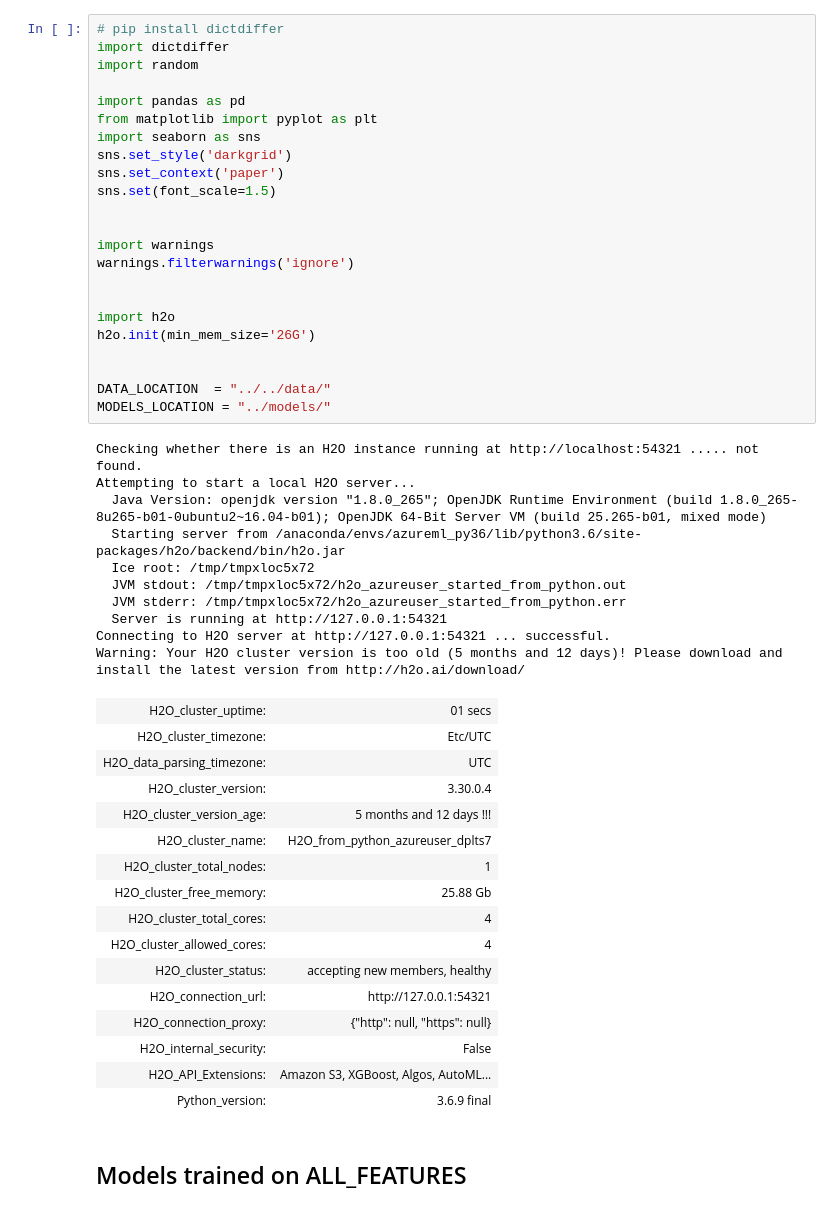
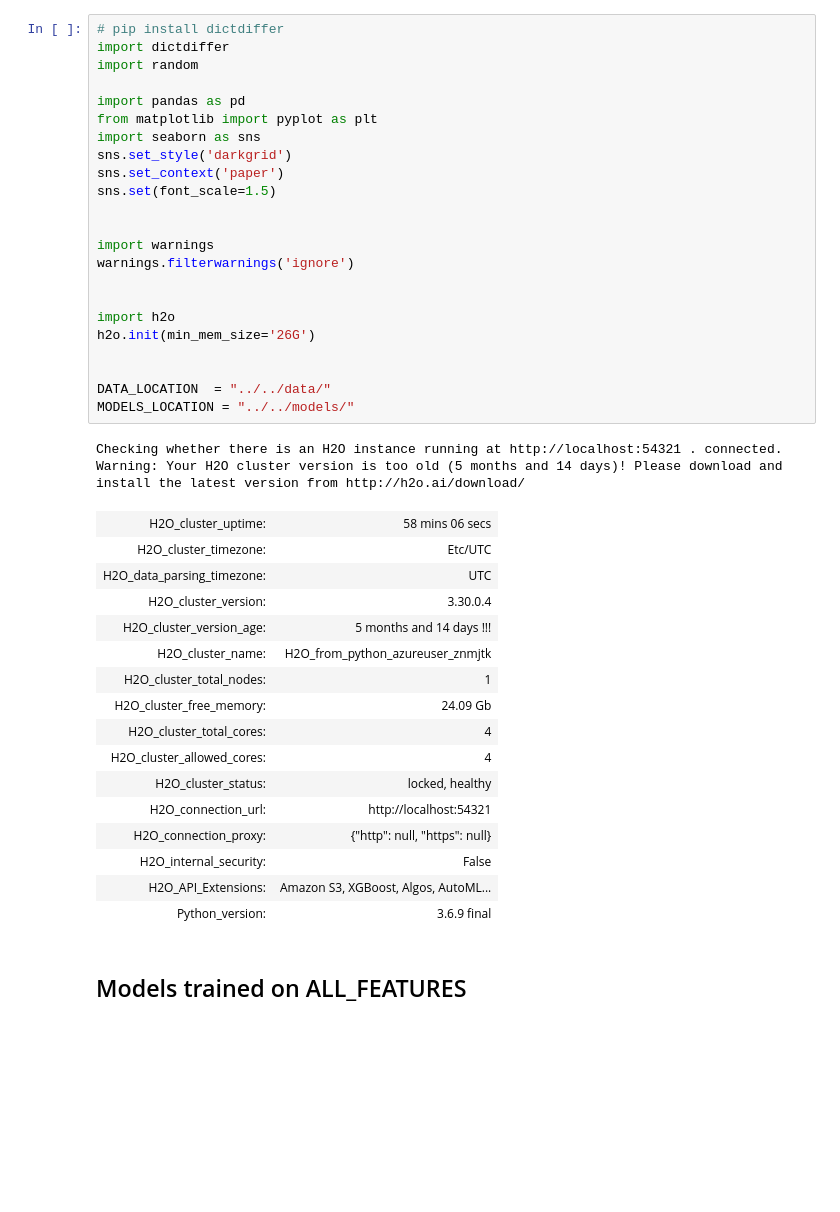
Before and after one commit to abhi18av/LJMU_Masters_Dissertation, a Jupyter notebook: src/notebooks/FINAL/007_model_inspection_with_without_pca.ipynb, the cells around one changed output. Cells and saved outputs as stored; diff of their text form; blank space fills up the shorter version.

```diff
--- a/src/notebooks/FINAL/007_model_inspection_with_without_pca.ipynb
+++ b/src/notebooks/FINAL/007_model_inspection_with_without_pca.ipynb
@@ -1,49 +1,41 @@
 # %%
 # pip install dictdiffer
 import dictdiffer
 import random
 
 import pandas as pd
 from matplotlib import pyplot as plt
 import seaborn as sns
 sns.set_style('darkgrid')
 sns.set_context('paper')
 sns.set(font_scale=1.5)
 
 
 import warnings
 warnings.filterwarnings('ignore')
 
 
 import h2o
 h2o.init(min_mem_size='26G')
 
 
 DATA_LOCATION  = "../../data/"
-MODELS_LOCATION = "../models/"
+MODELS_LOCATION = "../../models/"
 # %% [output]
-Checking whether there is an H2O instance running at http://localhost:54321 ..... not found.
-Attempting to start a local H2O server...
-  Java Version: openjdk version "1.8.0_265"; OpenJDK Runtime Environment (build 1.8.0_265-8u265-b01-0ubuntu2~16.04-b01); OpenJDK 64-Bit Server VM (build 25.265-b01, mixed mode)
-  Starting server from /anaconda/envs/azureml_py36/lib/python3.6/site-packages/h2o/backend/bin/h2o.jar
-  Ice root: /tmp/tmpxloc5x72
-  JVM stdout: /tmp/tmpxloc5x72/h2o_azureuser_started_from_python.out
-  JVM stderr: /tmp/tmpxloc5x72/h2o_azureuser_started_from_python.err
-  Server is running at http://127.0.0.1:54321
-Connecting to H2O server at http://127.0.0.1:54321 ... successful.
-Warning: Your H2O cluster version is too old (5 months and 12 days)! Please download and install the latest version from http://h2o.ai/download/
+Checking whether there is an H2O instance running at http://localhost:54321 . connected.
+Warning: Your H2O cluster version is too old (5 months and 14 days)! Please download and install the latest version from http://h2o.ai/download/
-| H2O_cluster_uptime: | 01 secs |
+| H2O_cluster_uptime: | 58 mins 06 secs |
 | H2O_cluster_timezone: | Etc/UTC |
 | H2O_data_parsing_timezone: | UTC |
 | H2O_cluster_version: | 3.30.0.4 |
-| H2O_cluster_version_age: | 5 months and 12 days !!! |
-| H2O_cluster_name: | H2O_from_python_azureuser_dplts7 |
+| H2O_cluster_version_age: | 5 months and 14 days !!! |
+| H2O_cluster_name: | H2O_from_python_azureuser_znmjtk |
 | H2O_cluster_total_nodes: | 1 |
-| H2O_cluster_free_memory: | 25.88 Gb |
+| H2O_cluster_free_memory: | 24.09 Gb |
 | H2O_cluster_total_cores: | 4 |
 | H2O_cluster_allowed_cores: | 4 |
-| H2O_cluster_status: | accepting new members, healthy |
-| H2O_connection_url: | http://127.0.0.1:54321 |
+| H2O_cluster_status: | locked, healthy |
+| H2O_connection_url: | http://localhost:54321 |
 | H2O_connection_proxy: | {"http": null, "https": null} |
 | H2O_internal_security: | False |
 | H2O_API_Extensions: | Amazon S3, XGBoost, Algos, AutoML... |
```
Also changed, not shown: parts of 17 cells of this notebook, 2 other files.
